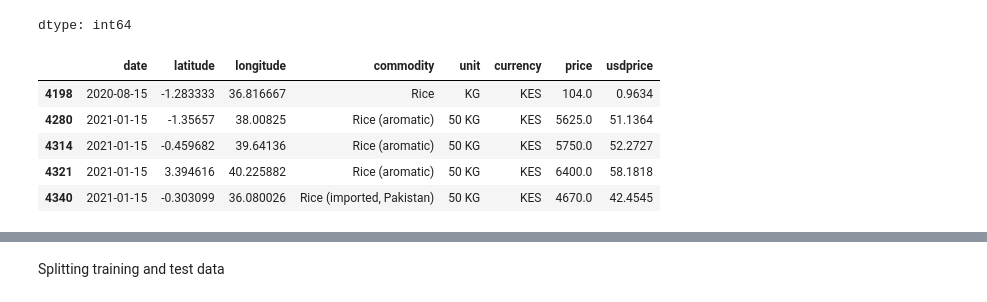
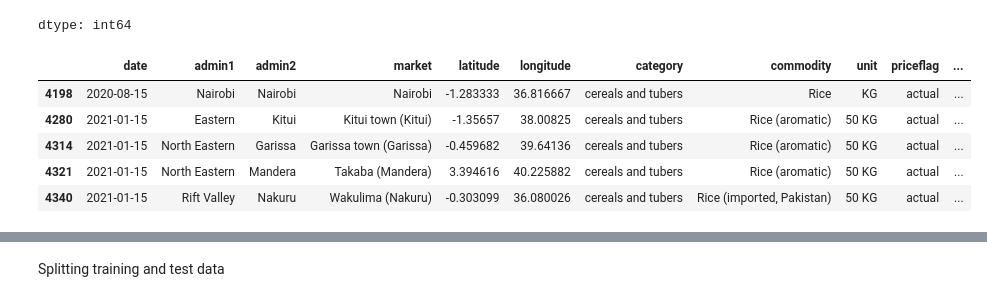
Before and after one commit to oduoranto/Machine-Learning, a Jupyter notebook: Rice_Prices_Prediction_Model.ipynb, the cells around one changed output, grey strips where cells are left out. Saved outputs shown, nothing was run; the diff lists cells and outputs as text; code cells hidden in the pictures.

```diff
--- a/Rice_Prices_Prediction_Model.ipynb
+++ b/Rice_Prices_Prediction_Model.ipynb
@@ -128,9 +120,9 @@ df_cleaned = rice_data.drop(columns=columns_to_drop, errors='ignore')
 # %%
-df_cleaned.head()
+rice_data.head()
 # %% [output]
-|  | date | latitude | longitude | commodity | unit | currency | price | usdprice |
-| 4198 | 2020-08-15 | -1.283333 | 36.816667 | Rice | KG | KES | 104.0 | 0.9634 |
-| 4280 | 2021-01-15 | -1.35657 | 38.00825 | Rice (aromatic) | 50 KG | KES | 5625.0 | 51.1364 |
-| 4314 | 2021-01-15 | -0.459682 | 39.64136 | Rice (aromatic) | 50 KG | KES | 5750.0 | 52.2727 |
-| 4321 | 2021-01-15 | 3.394616 | 40.225882 | Rice (aromatic) | 50 KG | KES | 6400.0 | 58.1818 |
-| 4340 | 2021-01-15 | -0.303099 | 36.080026 | Rice (imported, Pakistan) | 50 KG | KES | 4670.0 | 42.4545 |
+|  | date | admin1 | admin2 | market | latitude | longitude | category | commodity | unit | priceflag | ... |
+| 4198 | 2020-08-15 | Nairobi | Nairobi | Nairobi | -1.283333 | 36.816667 | cereals and tubers | Rice | KG | actual | ... |
+| 4280 | 2021-01-15 | Eastern | Kitui | Kitui town (Kitui) | -1.35657 | 38.00825 | cereals and tubers | Rice (aromatic) | 50 KG | actual | ... |
+| 4314 | 2021-01-15 | North Eastern | Garissa | Garissa town (Garissa) | -0.459682 | 39.64136 | cereals and tubers | Rice (aromatic) | 50 KG | actual | ... |
+| 4321 | 2021-01-15 | North Eastern | Mandera | Takaba (Mandera) | 3.394616 | 40.225882 | cereals and tubers | Rice (aromatic) | 50 KG | actual | ... |
+| 4340 | 2021-01-15 | Rift Valley | Nakuru | Wakulima (Nakuru) | -0.303099 | 36.080026 | cereals and tubers | Rice (imported, Pakistan) | 50 KG | actual | ... |
```
Also changed, not shown: parts of 13 cells of this notebook.
